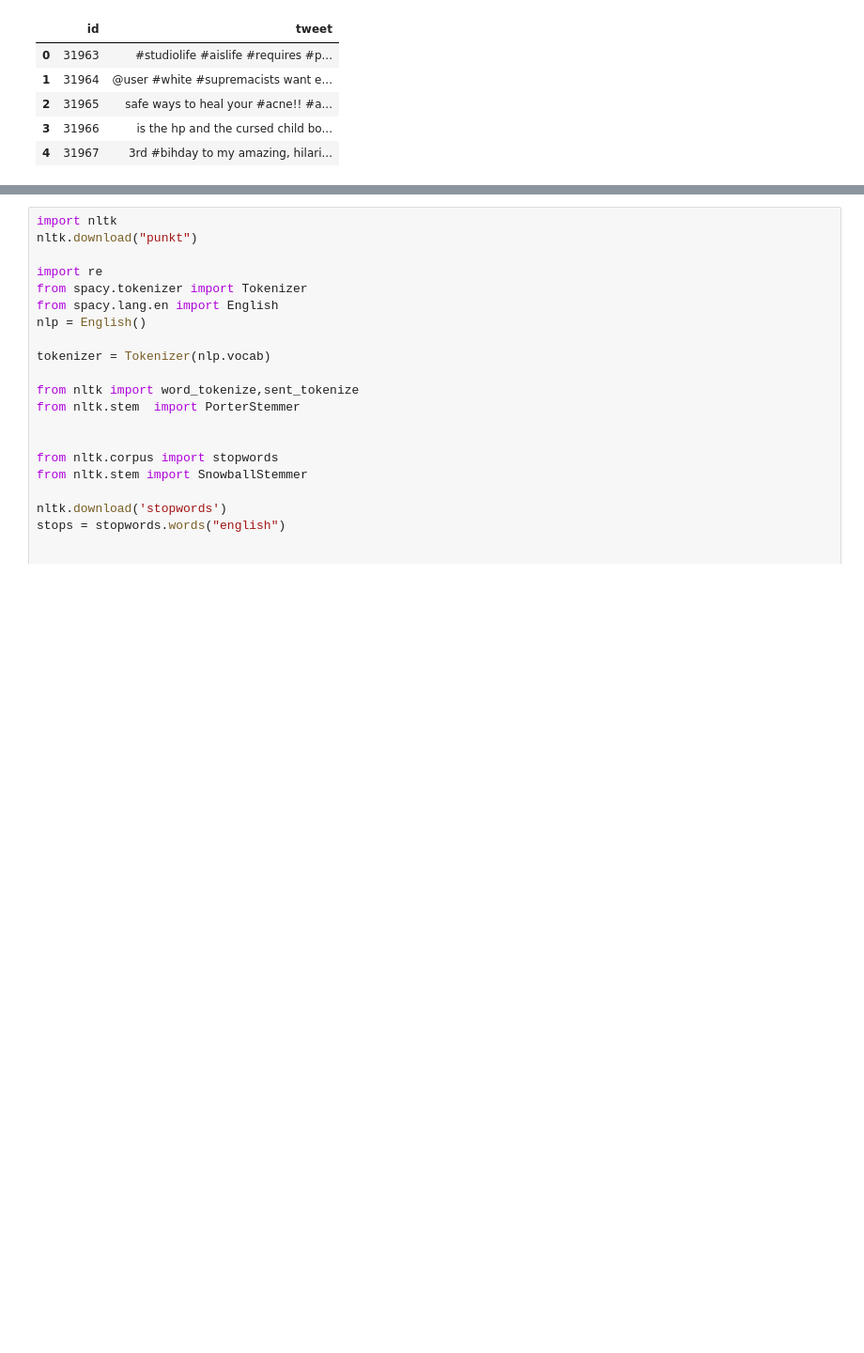
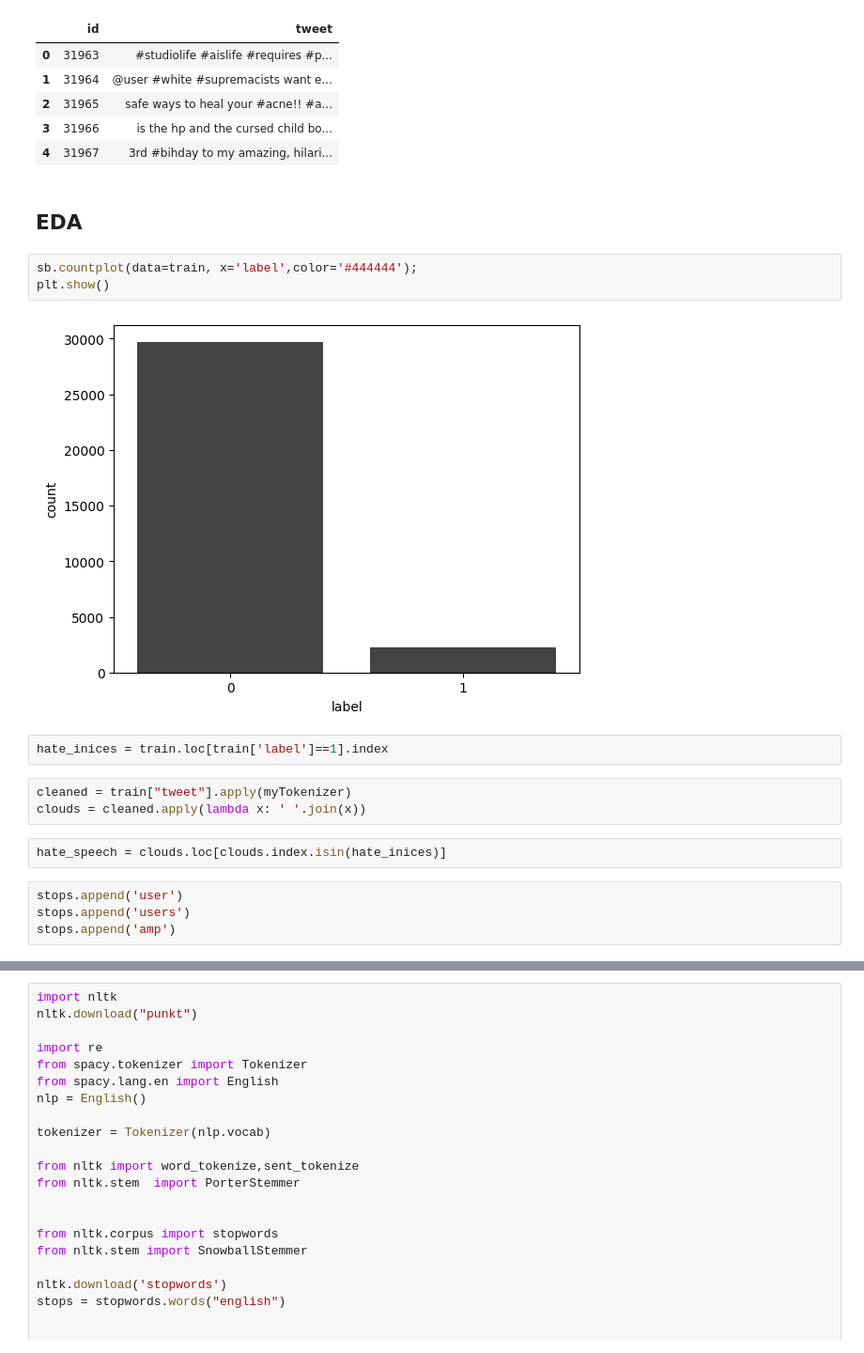
Before and after one commit to hemany1/Hate-speech-classification, a Jupyter notebook: Dummy.ipynb, the cells around one changed output, grey strips where cells are left out. Shown at 94% size. Saved outputs shown, nothing was run; the diff lists cells and outputs as text; blank space fills up the shorter version.

```diff
--- a/Dummy.ipynb
+++ b/Dummy.ipynb
@@ -122,3 +125,21 @@ test.head()
 | 2 | 31965 | safe ways to heal your #acne!! #a... |
 | 3 | 31966 | is the hp and the cursed child bo... |
 | 4 | 31967 | 3rd #bihday to my amazing, hilari... |
+# %% [markdown]
+## **EDA**
+# %%
+sb.countplot(data=train, x='label',color='#444444');
+plt.show()
+# %% [output]
+[figure, added]
+# %%
+hate_inices = train.loc[train['label']==1].index
+# %%
+cleaned = train["tweet"].apply(myTokenizer)
+clouds = cleaned.apply(lambda x: ' '.join(x))
+# %%
+hate_speech = clouds.loc[clouds.index.isin(hate_inices)]
+# %%
+stops.append('user')
+stops.append('users')
+stops.append('amp')
```
Also changed, not shown: parts of 7 cells of this notebook, 3 other files.
